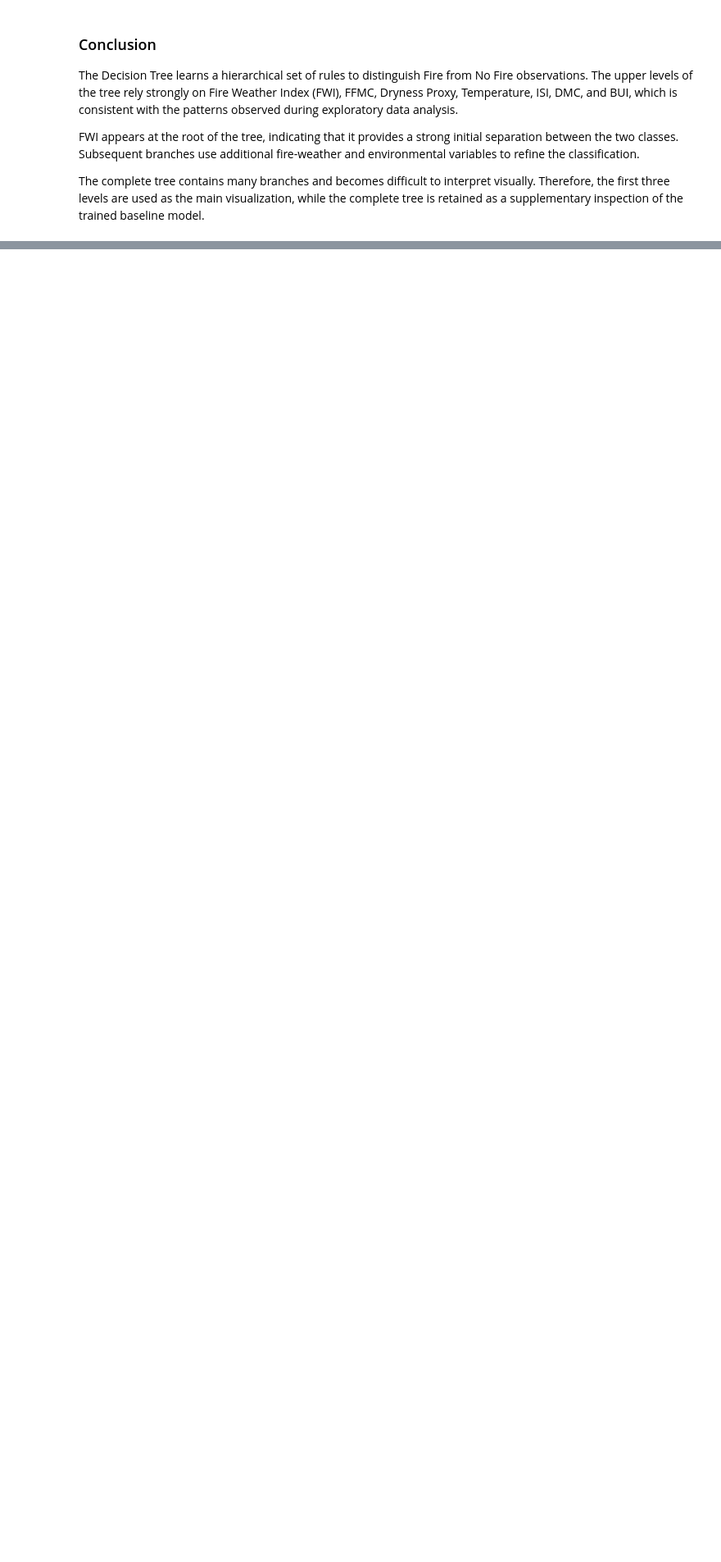
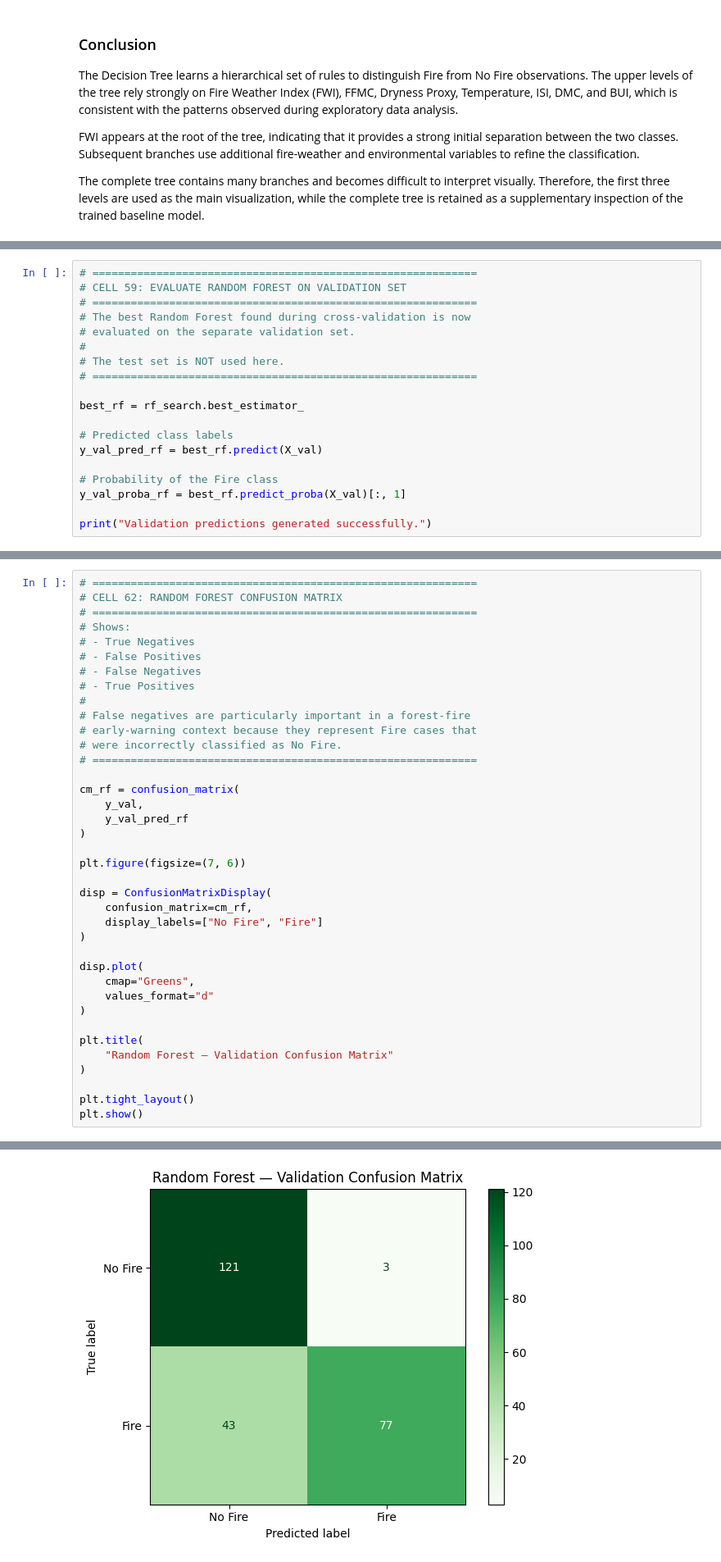
Before and after one commit to an2sh4a/ML-Lab-2547262, a Jupyter notebook: cia-3/2547262 ForestFire.ipynb, the cells around one changed output, grey strips where cells are left out. Shown at 82% size. Saved outputs shown, nothing was run; the diff lists cells and outputs as text; blank space fills up the shorter version.

```diff
--- a/cia-3/2547262 ForestFire.ipynb
+++ b/cia-3/2547262 ForestFire.ipynb
@@ -2023,0 +2208,19 @@ Random Forest libraries imported successfully.
+# %%
+# ============================================================
+# CELL 59: EVALUATE RANDOM FOREST ON VALIDATION SET
+# ============================================================
+# The best Random Forest found during cross-validation is now
+# evaluated on the separate validation set.
+#
+# The test set is NOT used here.
+# ============================================================
+
+best_rf = rf_search.best_estimator_
+
+# Predicted class labels
+y_val_pred_rf = best_rf.predict(X_val)
+
+# Probability of the Fire class
+y_val_proba_rf = best_rf.predict_proba(X_val)[:, 1]
+
+print("Validation predictions generated successfully.")
@@ -2023,0 +2304,39 @@ Random Forest libraries imported successfully.
+# %%
+# ============================================================
+# CELL 62: RANDOM FOREST CONFUSION MATRIX
+# ============================================================
+# Shows:
+# - True Negatives
+# - False Positives
+# - False Negatives
+# - True Positives
+#
+# False negatives are particularly important in a forest-fire
+# early-warning context because they represent Fire cases that
+# were incorrectly classified as No Fire.
+# ============================================================
+
+cm_rf = confusion_matrix(
+    y_val,
+    y_val_pred_rf
+)
+
+plt.figure(figsize=(7, 6))
+
+disp = ConfusionMatrixDisplay(
+    confusion_matrix=cm_rf,
+    display_labels=["No Fire", "Fire"]
+)
+
+disp.plot(
+    cmap="Greens",
+    values_format="d"
+)
+
+plt.title(
+    "Random Forest — Validation Confusion Matrix"
+)
+
+plt.tight_layout()
+plt.show()
+# %% [output]
@@ -2023,0 +2344 @@ Random Forest libraries imported successfully.
+[figure, added]
```
Also changed, not shown: parts of 14 cells of this notebook.
